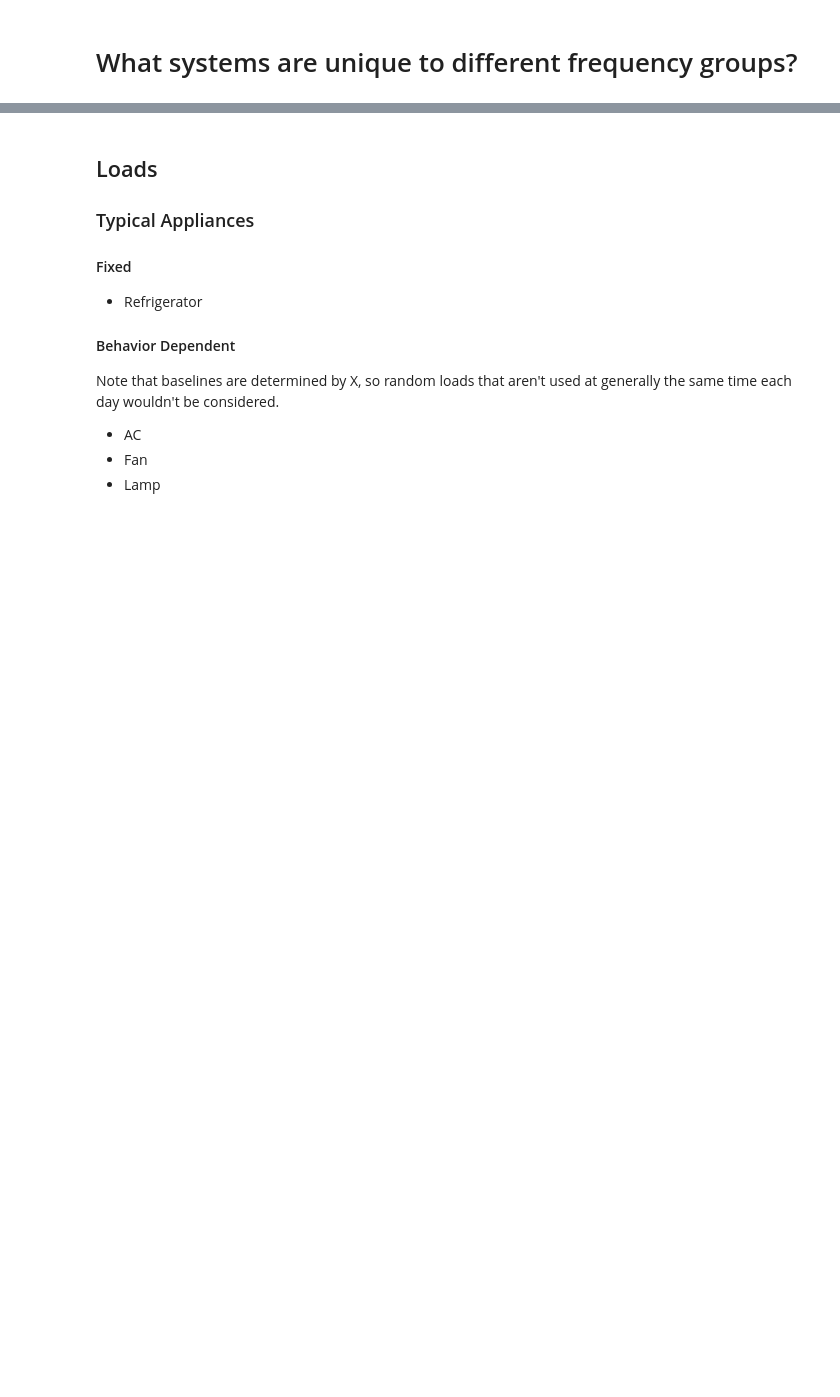
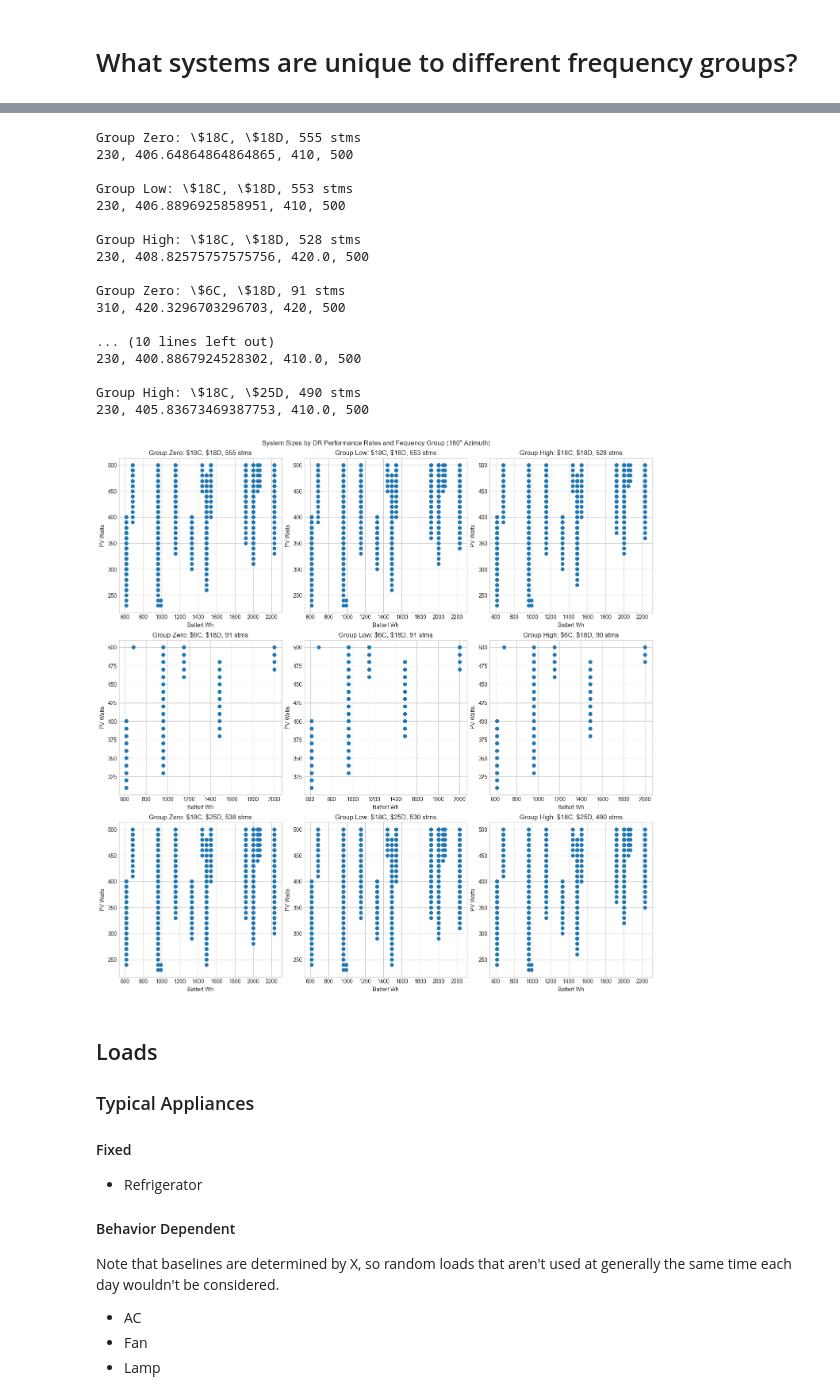
Before and after one commit to alexnathanson/TEA_AggregatedOffGridPVPowerStations, a Jupyter notebook: analysis.ipynb, the cells around one changed output, grey strips where cells are left out. Cells and saved outputs as stored; diff of their text form; code cells hidden in the pictures; blank space fills up the shorter version.

```diff
--- a/analysis.ipynb
+++ b/analysis.ipynb
@@ -1613,3 +1599,69 @@ plt.show()
+# %%
+#compare systems accress DR income groups and frequencies
+
+fig, axs = plt.subplots(3,3, figsize=(14, 14), layout="constrained")
+
+azi = 180
+
+drRates = [36,24,43]
+drRateLabels=['\$18C, \$18D','\$6C, \$18D','\$18C, \$25D']
+
+z_df = favROI_df_Z[favROI_df_Z['az'] == azi]
+o_df = favROI_df_O[favROI_df_O['az'] == azi]
+f_df = favROI_df_F[favROI_df_F['az'] == azi]
+
+fGroups =['Zero','Low','High']
+
+data_df = [z_df,o_df,f_df]
+
+# for n in myNetworks:
+#     mN = hc_df[hc_df['network'] == n]
+#     myLabels.append(n + "(T"+ str(getStartTime(n)) + ", $" + str(getTotalRate(n)) +")")
+
+for x in range(3):
+    for y in range(3):
+        r = drRates[x]
+
+        p = y+(3*x)
+        #n = myNetworks[p]
+
+        plot_df = data_df[y][data_df[y]['totalDRratekW']==r]
+
+        stmAmt = plot_df.shape[0]
+
+        axs[x,y].scatter(x = plot_df['batWh'], y = plot_df['pvW'])
+        axs[x,y].set_title('Group ' + fGroups[y] + ': ' + drRateLabels[x] + ', ' + str(stmAmt) + ' stms')
+        axs[x,y].set_ylabel('PV Watts')
+        axs[x,y].set_xlabel('Battert Wh')
+
+        print('Group ' + fGroups[y] + ': ' + drRateLabels[x] + ', ' + str(stmAmt) + ' stms')
+        print(str(min(plot_df['pvW'])) + ', ' + str(mean(plot_df['pvW'])) + ', ' + str(median(plot_df['pvW'])) + ', '+ str(max(plot_df['pvW'])))
+        print('')
+
+# fig.subplots_adjust(bottom=0.05, top=0.9,
+#                     hspace=0.4, wspace=0.3)
+fig.suptitle('System Sizes by DR Performance Rates and Fequency Group (180\N{DEGREE SIGN} Azimuth)')
+
+plt.show()
+# %% [output]
+Group Zero: \$18C, \$18D, 555 stms
+230, 406.64864864864865, 410, 500
+
+Group Low: \$18C, \$18D, 553 stms
+230, 406.8896925858951, 410, 500
+
+Group High: \$18C, \$18D, 528 stms
+230, 408.82575757575756, 420.0, 500
+
+Group Zero: \$6C, \$18D, 91 stms
+310, 420.3296703296703, 420, 500
+
+... (10 lines left out)
+230, 400.8867924528302, 410.0, 500
+
+Group High: \$18C, \$25D, 490 stms
+230, 405.83673469387753, 410.0, 500
+[figure, added]
 # %% [markdown]
 ## Loads
 
```
Also changed, not shown: parts of 33 cells of this notebook.
